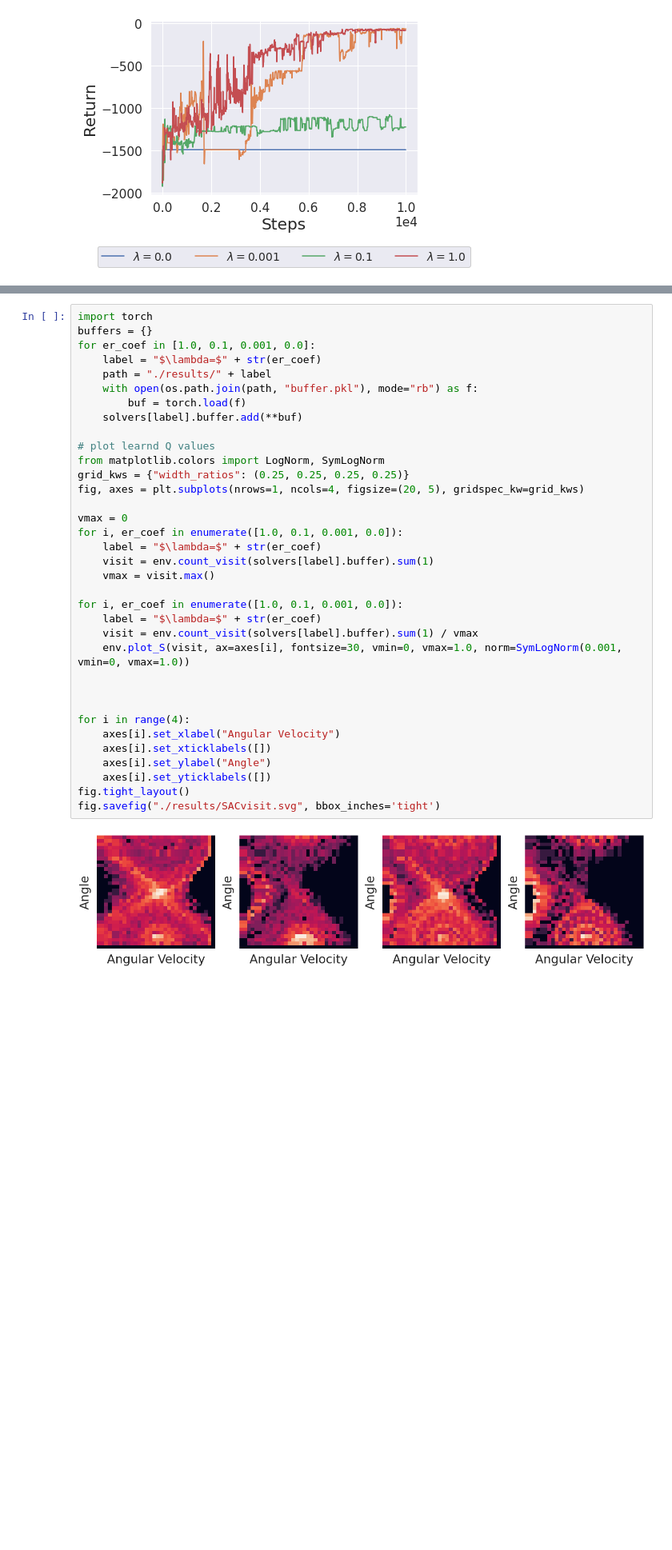
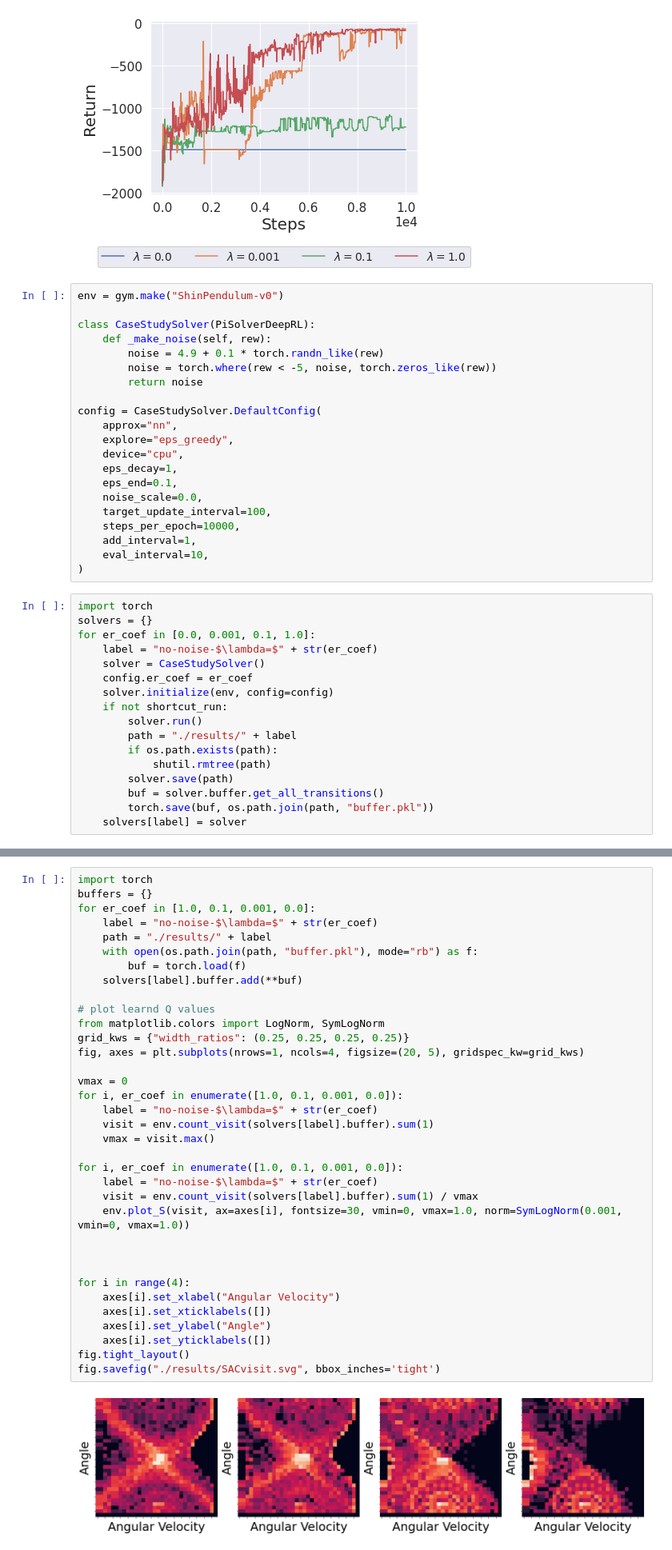
Before and after one commit to omron-sinicx/ShinRL, a Jupyter notebook: Reproduction.ipynb, the cells around one changed output, grey strips where cells are left out. Shown at 80% size. Drawn from its saved outputs; the diff is of its cells as text; blank space fills up the shorter version.

```diff
--- a/Reproduction.ipynb
+++ b/Reproduction.ipynb
@@ -525,3 +525,41 @@ plt.savefig("./results/SAC.svg", bbox_inches='tight')
 2021-11-30 18:41.35 [info     ] set_config is called.          config={'seed': 0, 'discount': 0.99, 'eval_trials': 10, 'eval_interval': 10, 'add_interval': 1, 'steps_per_epoch': 10000, 'explore': 'eps ...
 2021-11-30 18:41.35 [info     ] Load data from ./results/$\lambda=$1.0 env_id=0 solver_id=CaseStudySolver-8
 [figure]
+# %%
+env = gym.make("ShinPendulum-v0")
+
+class CaseStudySolver(PiSolverDeepRL):
+    def _make_noise(self, rew):
+        noise = 4.9 + 0.1 * torch.randn_like(rew)
+        noise = torch.where(rew < -5, noise, torch.zeros_like(rew))
+        return noise
+
+config = CaseStudySolver.DefaultConfig(
+    approx="nn",
+    explore="eps_greedy",
+    device="cpu",
+    eps_decay=1,
+    eps_end=0.1,
+    noise_scale=0.0,
+    target_update_interval=100,
+    steps_per_epoch=10000,
+    add_interval=1,
+    eval_interval=10,
+)
+# %%
+import torch
+solvers = {}
+for er_coef in [0.0, 0.001, 0.1, 1.0]:
+    label = "no-noise-$\lambda=$" + str(er_coef)
+    solver = CaseStudySolver()
+    config.er_coef = er_coef
+    solver.initialize(env, config=config)
+    if not shortcut_run:
+        solver.run()
+        path = "./results/" + label
+        if os.path.exists(path):
+            shutil.rmtree(path)
+        solver.save(path)
+        buf = solver.buffer.get_all_transitions()
+        torch.save(buf, os.path.join(path, "buffer.pkl"))
+    solvers[label] = solver
@@ -529,36 +588,36 @@ plt.savefig("./results/SAC.svg", bbox_inches='tight')
 import torch
 buffers = {}
 for er_coef in [1.0, 0.1, 0.001, 0.0]:
-    label = "$\lambda=$" + str(er_coef)
+    label = "no-noise-$\lambda=$" + str(er_coef)
     path = "./results/" + label
     with open(os.path.join(path, "buffer.pkl"), mode="rb") as f:
         buf = torch.load(f)
     solvers[label].buffer.add(**buf)
 
 # plot learnd Q values
 from matplotlib.colors import LogNorm, SymLogNorm
 grid_kws = {"width_ratios": (0.25, 0.25, 0.25, 0.25)}
 fig, axes = plt.subplots(nrows=1, ncols=4, figsize=(20, 5), gridspec_kw=grid_kws)
 
 vmax = 0
 for i, er_coef in enumerate([1.0, 0.1, 0.001, 0.0]):
-    label = "$\lambda=$" + str(er_coef)
+    label = "no-noise-$\lambda=$" + str(er_coef)
     visit = env.count_visit(solvers[label].buffer).sum(1)
     vmax = visit.max()
 
 for i, er_coef in enumerate([1.0, 0.1, 0.001, 0.0]):
-    label = "$\lambda=$" + str(er_coef)
+    label = "no-noise-$\lambda=$" + str(er_coef)
     visit = env.count_visit(solvers[label].buffer).sum(1) / vmax
     env.plot_S(visit, ax=axes[i], fontsize=30, vmin=0, vmax=1.0, norm=SymLogNorm(0.001, vmin=0, vmax=1.0))
 
 
 
 for i in range(4):
     axes[i].set_xlabel("Angular Velocity")
     axes[i].set_xticklabels([])
     axes[i].set_ylabel("Angle")
     axes[i].set_yticklabels([])
 fig.tight_layout()
 fig.savefig("./results/SACvisit.svg", bbox_inches='tight')
 # %% [output]
-[figure, old version]
+[figure, new version]
```
Also changed, not shown: parts of 1 cell of this notebook.
